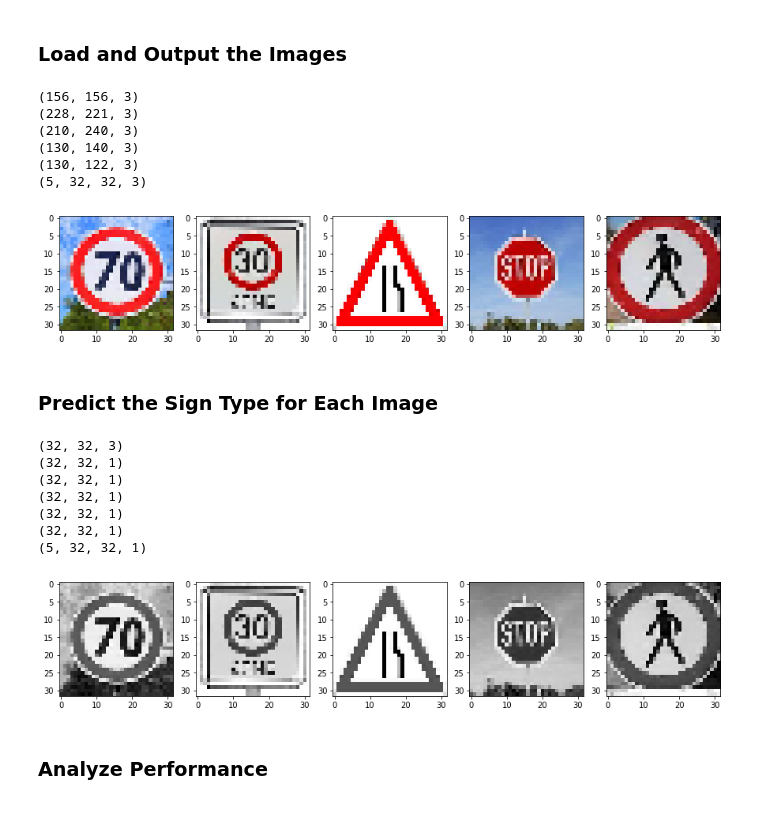
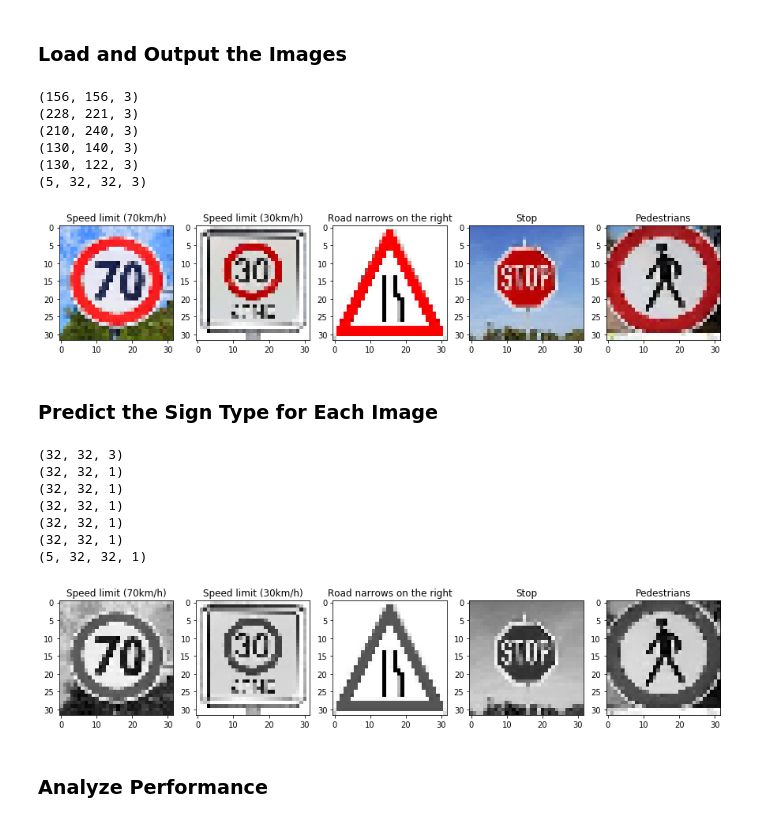
Before and after one commit to anjanarajam/SELF-DRIVING-CAR-TRAFFIC-LIGHT-CLASSIFIER, a Jupyter notebook: Traffic_Sign_Classifier.ipynb, the cells around one changed output. Cells and saved outputs as stored; diff of their text form; code cells hidden in the pictures.

```diff
--- a/Traffic_Sign_Classifier.ipynb
+++ b/Traffic_Sign_Classifier.ipynb
@@ -131,6 +135,8 @@ plt.show()
 [figure]
 [figure]
 # %%
+sign_names = np.genfromtxt('signnames.csv', skip_header=1, dtype=[('myint','i8'), ('mysring','S55')], delimiter=',')
+
 # Plot random images from the training set
 fig, ax1 = plt.subplots(3,5, figsize=(15, 6))
 ax1 = ax1.flatten()
@@ -139,5 +145,5 @@ for i in range(15):
     index = random.randint(0, len(X_train))
     image = X_train[index]
     ax1[i].imshow(image)
-    ax1[i].set_title(y_train[index])
+    ax1[i].set_title(sign_names[y_train[index]][1].decode('ascii'))
 # %% [output]
@@ -181,7 +185,6 @@ print(X_train_gray.shape)
 # Normalise the data
 X_train_normalised = (X_train_gray - 128) / 128
 print(X_train_normalised.shape)
-
 X_train = X_train_normalised
 
 # Plot random grayscale images
@@ -191,7 +194,7 @@ ax1 = ax1.flatten()
 for i in range(15):
     index = random.randint(0, len(X_train))
     ax1[i].imshow(X_train[index].squeeze(), cmap='gray')
-    ax1[i].set_title(y_train[index])
+    ax1[i].set_title(sign_names[y_train[index]][1].decode('ascii'))
 # %% [output]
 (34799, 32, 32, 1)
 (34799, 32, 32, 1)
@@ -236,7 +239,7 @@ def LeNet(x):
     weights = []
 
     # Layer 1: Convolutional.
-    ## w has a 5x5 filter with an input depth of 3 and output depth of 6
+    ## w has a 5x5 filter with an input depth of 1 and output depth of 6
     weight_1 = tf.Variable(tf.truncated_normal(shape=(5, 5, 1, 6), mean = mu, stddev = sigma), name='weights_0')
     bias_1 = tf.Variable(tf.zeros(6), name='bias_0')
     weights.append(weight_1)
@@ -286,21 +289,21 @@ def LeNet(x):
     dropout_hidden_layer_3 = tf.nn.dropout(hidden_layer_3, keep_prob)
     print("layer 3 shape after dropout:", dropout_hidden_layer_3.shape)
 
-    # Layer 5: Fully Connected. Input = 120. Output = 84.
-    weight_4  = tf.Variable(tf.truncated_normal(shape=(120, 64), mean = mu, stddev = sigma), name='weights_4')
-    bias_4  = tf.Variable(tf.zeros(64), name='bias_4')
+    # Layer 5: Fully Connected. Input = 120. Output =84
+    weight_4  = tf.Variable(tf.truncated_normal(shape=(120, 84), mean = mu, stddev = sigma), name='weights_4')
+    bias_4  = tf.Variable(tf.zeros(84), name='bias_4')
     logit_4  = tf.matmul(dropout_hidden_layer_3, weight_4) + bias_4
     weights.append(weight_4)
 
     # Activation.
     hidden_layer_4 = tf.nn.relu(logit_4)
 
-    # dropout. Input = 64, Output = 64
+    # dropout. Input = 84, Output = 84
     dropout_hidden_layer_4 = tf.nn.dropout(hidden_layer_4, keep_prob)
     print("layer 5 shape after dropout:", dropout_hidden_layer_4.shape)
 
-    # Layer 6: Fully Connected. Input = 64. Output = 43.
-    weight_5  = tf.Variable(tf.truncated_normal(shape=(64, n_classes), mean = mu, stddev = sigma), name='weights_5')
+    # Layer 6: Fully Connected. Input = 84. Output = 43.
+    weight_5  = tf.Variable(tf.truncated_normal(shape=(84, n_classes), mean = mu, stddev = sigma), name='weights_5')
     bias_5  = tf.Variable(tf.zeros(n_classes), name='bias_5')
     logit_5 = tf.matmul(dropout_hidden_layer_4, weight_5) + bias_5
     weights.append(weight_5)
@@ -448,36 +444,39 @@ import glob
 import cv2
 
 sign_images = []
+sign_names = np.genfromtxt('signnames.csv', skip_header=1, dtype=[('myint','i8'), ('mysring','S55')], delimiter=',')
+sign_labels = [4, 1, 24, 14, 27]
 
 # array of sub-plots
 nrows, ncols = 1, 5
 # figure size, inches
 figsize = [15, 8]
 
 # create figure (fig), and array of axes (ax)
 fig, ax1 = plt.subplots(nrows=nrows, ncols=ncols, figsize=figsize)
 ax1 = ax1.flatten()
 
+# Get the images downloaded from the net
 images = glob.glob('./traffic_signs/image*.png')
 
 # img is the string(path) and i is the index
 for i, img in enumerate(images):
     image = cv2.cvtColor(cv2.imread(img), cv2.COLOR_BGR2RGB)
     print(image.shape)
     image = cv2.resize(image, dsize=(32,32), interpolation=cv2.INTER_CUBIC)
     sign_images.append(image)
     ax1[i].imshow(image)
+    ax1[i].set_title(sign_names[sign_labels[i]][1].decode('ascii'))
 
 print(np.array(sign_images).shape)
-### Feel free to use as many code cells as needed.
 # %% [output]
 (156, 156, 3)
 (228, 221, 3)
 (210, 240, 3)
 (130, 140, 3)
 (130, 122, 3)
 (5, 32, 32, 3)
-[figure, old version]
+[figure, new version]
 # %% [markdown]
 ### Predict the Sign Type for Each Image
 # %%
@@ -488,11 +487,11 @@ print(np.array(sign_images).shape)
 fig, ax2 = plt.subplots(nrows=nrows, ncols=ncols, figsize=figsize)
 ax2 = ax2.flatten()
 
+# Convert the images to array
 sign_images_array = np.asarray(sign_images)
 print(sign_images_array[0].shape)
-# sign_labels = [27, 14, 4, 24, 1]
-sign_labels = [4, 1, 24, 14, 27]
 
+# Convert the images to greyscale
 sign_images_gray = np.mean(sign_images_array, axis=3, keepdims=True)
 
 # img is the string(path) and i is the index
@@ -500,7 +499,9 @@ for i, img in enumerate(sign_images_gray):
     print(img.shape)
     image = np.reshape(img, (32,32))
     ax2[i].imshow(image, cmap = 'gray')
+    ax2[i].set_title(sign_names[sign_labels[i]][1].decode('ascii'))
 
+# Normalise the images
 sign_images_normalized = (sign_images_gray - 128) / 128
 print(sign_images_normalized.shape)
 # %% [output]
@@ -511,7 +512,7 @@ print(sign_images_normalized.shape)
 (32, 32, 1)
 (32, 32, 1)
 (5, 32, 32, 1)
-[figure, old version]
+[figure, new version]
 # %% [markdown]
 ### Analyze Performance
 # %%
```
Also changed, not shown: parts of 11 cells of this notebook.
